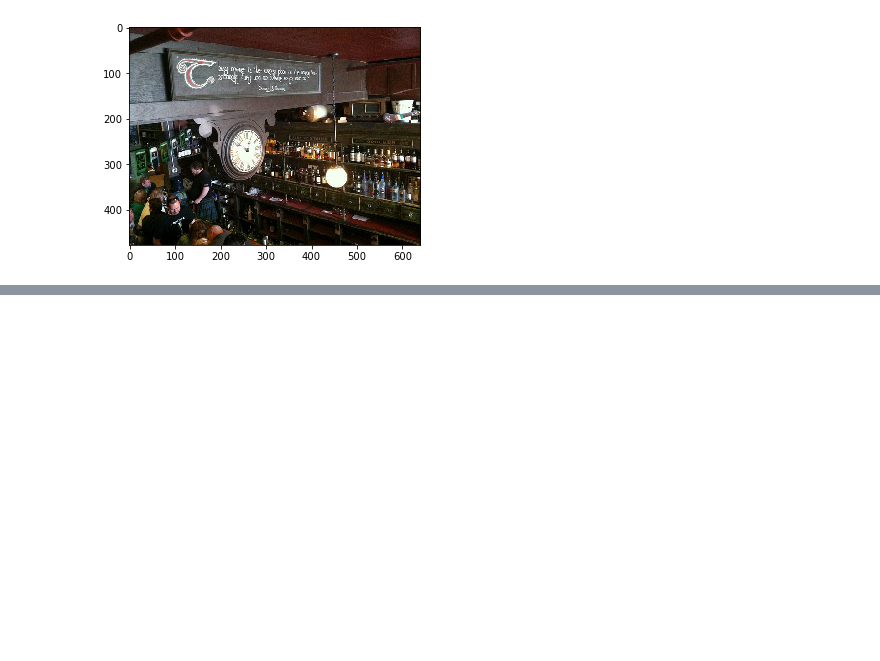
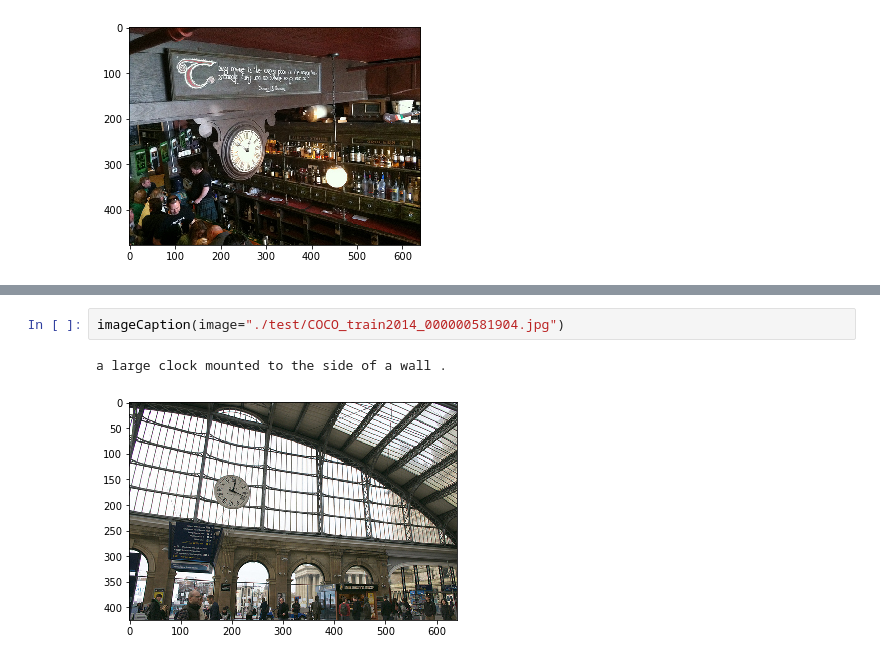
Before and after one commit to YinuoW/Show-and-Tell-Project, a Jupyter notebook: demo.ipynb, the cells around one changed output, grey strips where cells are left out. Cells and saved outputs as stored; diff of their text form; blank space fills up the shorter version.

```diff
--- a/demo.ipynb
+++ b/demo.ipynb
@@ -83,0 +101,5 @@ a clock is on the side of a building .
+# %%
+imageCaption(image="./test/COCO_train2014_000000581904.jpg")
+# %% [output]
+a large clock mounted to the side of a wall .
+[figure, added]
```
Also changed, not shown: parts of 4 cells of this notebook.
